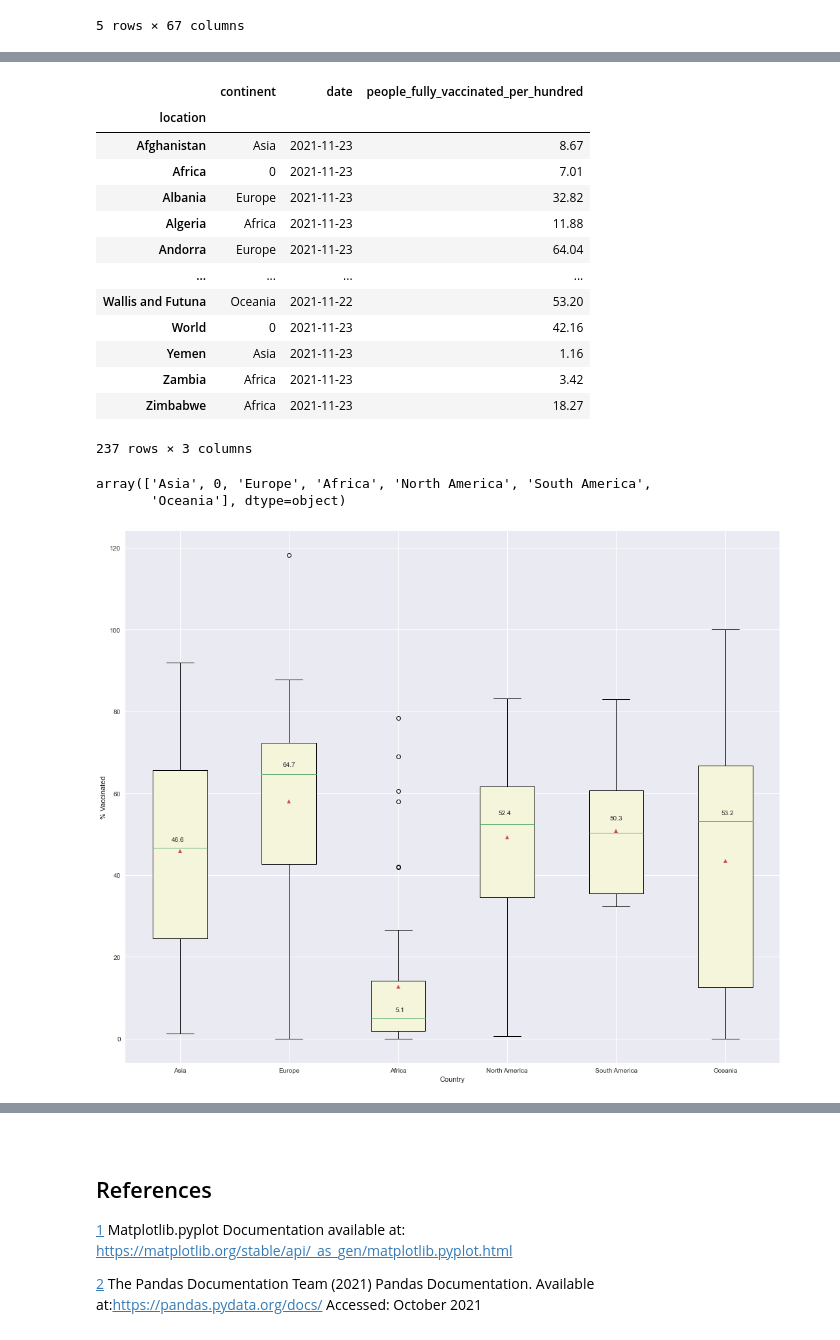
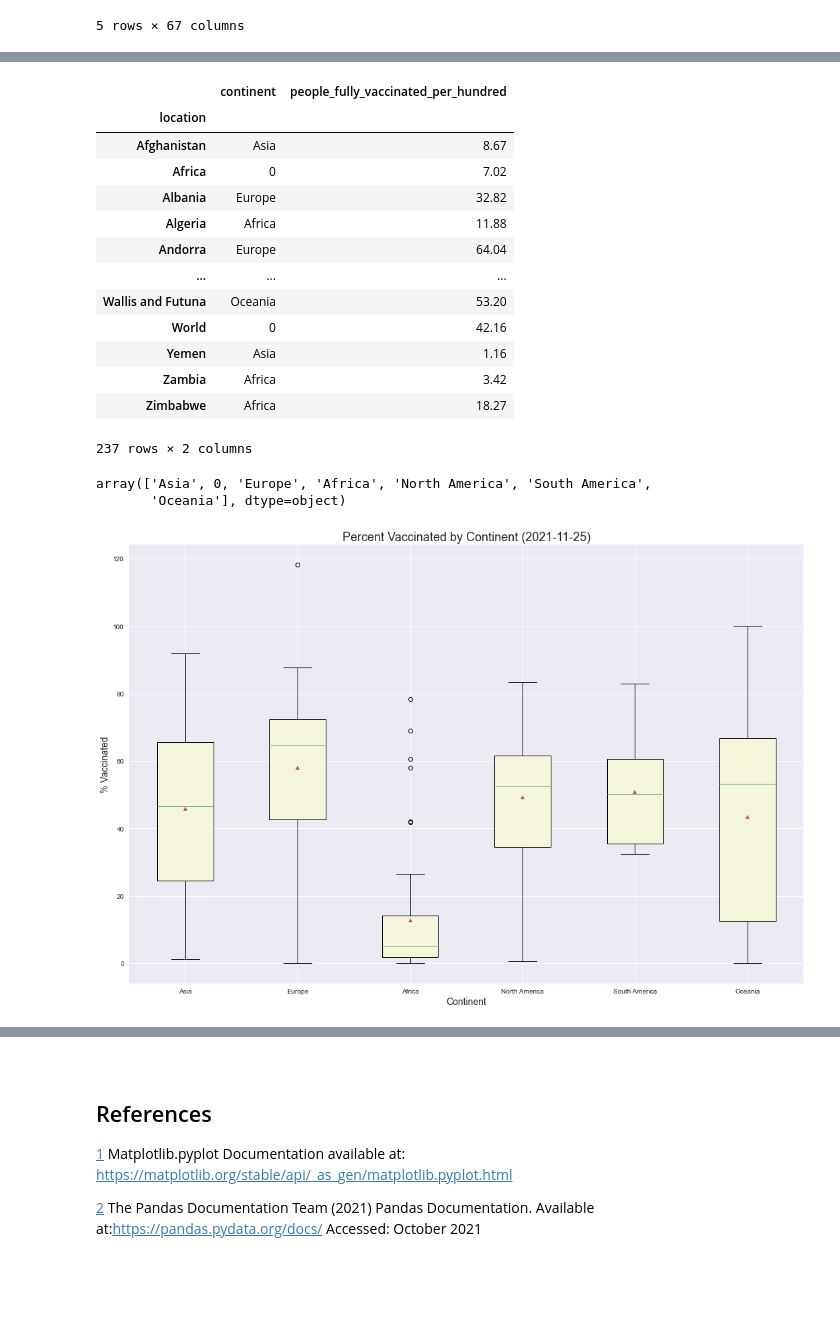
Before and after one commit to Sam-Tracey/Fundamentals-of-Data-Analysis, a Jupyter notebook: pyplot.ipynb, the cells around one changed output, grey strips where cells are left out. Saved outputs shown, nothing was run; the diff lists cells and outputs as text; code cells hidden in the pictures; blank space fills up the shorter version.

Commit message:
Updated barcharts (show top 25) and removed text from Boxplots

```diff
--- a/pyplot.ipynb
+++ b/pyplot.ipynb
@@ -324,10 +324,13 @@ vac_sorted
 ire_total = vac_sorted.loc[vac_sorted['location'] == 'Ireland']['new_vaccinations'].values[0]
 # %%
 #Change default figure size [4]
-plt.rcParams['figure.figsize'] = [18, 15]
+plt.rcParams['figure.figsize'] = [18, 12]
 fig, ax = plt.subplots()
-ax.barh(vac_sorted['location'], vac_sorted['new_vaccinations'], align='center')
-ax.set_title(f'Total Vaccinations by European Country (Ireland = {ire_total})', fontsize=14)
+ax.barh(vac_sorted['location'], vac_sorted[
+    'new_vaccinations'], align='center')
+ax.set_title(
+    f'Total Vaccinations by European Country (Ireland = {ire_total})',
+    fontsize=14)
 ax.set_xlabel('Number of Vaccinations')
 ax.set_ylabel('Country')
 
@@ -394,24 +437,25 @@ df1.head()
 # %%
 # Choose Specific Data for Exploration
-vac_cont = df1[['continent', 'location', 'date', 'people_fully_vaccinated_per_hundred']]
+vac_cont = df1[['continent', 'location',
+                'people_fully_vaccinated_per_hundred']]
 # Group data by Country and return the max value.
 vac_cont_grouped = vac_cont.groupby('location').max()
 vac_cont_grouped
 # %% [output]
-|  | continent | date | people_fully_vaccinated_per_hundred |
-| location |  |  |  |
-| Afghanistan | Asia | 2021-11-23 | 8.67 |
-| Africa | 0 | 2021-11-23 | 7.01 |
-| Albania | Europe | 2021-11-23 | 32.82 |
-| Algeria | Africa | 2021-11-23 | 11.88 |
-| Andorra | Europe | 2021-11-23 | 64.04 |
-| ... | ... | ... | ... |
-| Wallis and Futuna | Oceania | 2021-11-22 | 53.20 |
-| World | 0 | 2021-11-23 | 42.16 |
-| Yemen | Asia | 2021-11-23 | 1.16 |
-| Zambia | Africa | 2021-11-23 | 3.42 |
-| Zimbabwe | Africa | 2021-11-23 | 18.27 |
+|  | continent | people_fully_vaccinated_per_hundred |
+| location |  |  |
+| Afghanistan | Asia | 8.67 |
+| Africa | 0 | 7.02 |
+| Albania | Europe | 32.82 |
+| Algeria | Africa | 11.88 |
+| Andorra | Europe | 64.04 |
+| ... | ... | ... |
+| Wallis and Futuna | Oceania | 53.20 |
+| World | 0 | 42.16 |
+| Yemen | Asia | 1.16 |
+| Zambia | Africa | 3.42 |
+| Zimbabwe | Africa | 18.27 |
-237 rows × 3 columns
+237 rows × 2 columns
 # %%
 # list unique continents
 vac_cont_grouped['continent'].unique()
@@ -421,42 +465,44 @@ array(['Asia', 0, 'Europe', 'Africa', 'North America', 'South America',
 # %%
 fig, ax = plt.subplots()
 
-asia_med = (vac_cont_grouped.loc[vac_cont_grouped['continent'] == 'Asia']['people_fully_vaccinated_per_hundred']).median()
-eur_med = (vac_cont_grouped.loc[vac_cont_grouped['continent'] == 'Europe']['people_fully_vaccinated_per_hundred']).median()
-afr_med = (vac_cont_grouped.loc[vac_cont_grouped['continent'] == 'Africa']['people_fully_vaccinated_per_hundred']).median()
-na_med = (vac_cont_grouped.loc[vac_cont_grouped['continent'] == 'North America']['people_fully_vaccinated_per_hundred']).median()
-sa_med = (vac_cont_grouped.loc[vac_cont_grouped['continent'] == 'South America']['people_fully_vaccinated_per_hundred']).median()
-oce_med = (vac_cont_grouped.loc[vac_cont_grouped['continent'] == 'Oceania']['people_fully_vaccinated_per_hundred']).median()
+# asia_med = (vac_cont_grouped.loc[vac_cont_grouped['continent'] == 'Asia']['people_fully_vaccinated_per_hundred']).median()
+# eur_med = (vac_cont_grouped.loc[vac_cont_grouped['continent'] == 'Europe']['people_fully_vaccinated_per_hundred']).median()
+# afr_med = (vac_cont_grouped.loc[vac_cont_grouped['continent'] == 'Africa']['people_fully_vaccinated_per_hundred']).median()
+# na_med = (vac_cont_grouped.loc[vac_cont_grouped['continent'] == 'North America']['people_fully_vaccinated_per_hundred']).median()
+# sa_med = (vac_cont_grouped.loc[vac_cont_grouped['continent'] == 'South America']['people_fully_vaccinated_per_hundred']).median()
+# oce_med = (vac_cont_grouped.loc[vac_cont_grouped['continent'] == 'Oceania']['people_fully_vaccinated_per_hundred']).median()
 
 
 dataset = ([vac_cont_grouped[vac_cont_grouped.continent == 'Asia']
             ["people_fully_vaccinated_per_hundred"].values,
             vac_cont_grouped[vac_cont_grouped.continent == 'Europe']
             ["people_fully_vaccinated_per_hundred"].values,
             vac_cont_grouped[vac_cont_grouped.continent == 'Africa']
             ["people_fully_vaccinated_per_hundred"].values,
             vac_cont_grouped[vac_cont_grouped.continent == 'North America']
             ["people_fully_vaccinated_per_hundred"].values,
             vac_cont_grouped[vac_cont_grouped.continent == 'South America']
             ["people_fully_vaccinated_per_hundred"].values,
             vac_cont_grouped[vac_cont_grouped.continent == 'Oceania']
             ["people_fully_vaccinated_per_hundred"].values])
 
 
 labels = ['Asia', 'Europe', 'Africa', 'North America', 'South America', 'Oceania']
 
 ax.yaxis.grid(True)
-ax.text(0.08, 0.42, f'{round(asia_med, 1)}', horizontalalignment='center', verticalalignment='center', transform=ax.transAxes)
-ax.text(0.25, 0.56, f'{round(eur_med, 1)}', horizontalalignment='center', verticalalignment='center', transform=ax.transAxes)
-ax.text(0.42, 0.1, f'{round(afr_med, 1)}', horizontalalignment='center', verticalalignment='center', transform=ax.transAxes)
-ax.text(0.58, 0.47, f'{round(na_med, 1)}', horizontalalignment='center', verticalalignment='center', transform=ax.transAxes)
-ax.text(0.75, 0.46, f'{round(sa_med,1)}', horizontalalignment='center', verticalalignment='center', transform=ax.transAxes)
-ax.text(0.92, 0.47, f'{round(oce_med, 1)}', horizontalalignment='center', verticalalignment='center', transform=ax.transAxes)
-ax.set_xlabel('Country')
-ax.set_ylabel('% Vaccinated')
+# ax.text(0.08, 0.42, f'{round(asia_med, 1)}', horizontalalignment='center', verticalalignment='center', transform=ax.transAxes)
+# ax.text(0.25, 0.56, f'{round(eur_med, 1)}', horizontalalignment='center', verticalalignment='center', transform=ax.transAxes)
+# ax.text(0.42, 0.1, f'{round(afr_med, 1)}', horizontalalignment='center', verticalalignment='center', transform=ax.transAxes)
+# ax.text(0.58, 0.47, f'{round(na_med, 1)}', horizontalalignment='center', verticalalignment='center', transform=ax.transAxes)
+# ax.text(0.75, 0.46, f'{round(sa_med,1)}', horizontalalignment='center', verticalalignment='center', transform=ax.transAxes)
+# ax.text(0.92, 0.47, f'{round(oce_med, 1)}', horizontalalignment='center', verticalalignment='center', transform=ax.transAxes)
+plt.title(f'Percent Vaccinated by Continent ({now.date()})', fontsize=18 )
+ax.set_xlabel('Continent', fontsize=14)
+ax.set_ylabel('% Vaccinated', fontsize=14)
 colour = 'beige'
-ax.boxplot(dataset, labels=labels, showmeans=True, patch_artist=True, boxprops=dict(facecolor=colour))
+ax.boxplot(dataset, labels=labels, showmeans=True, patch_artist=True,
+           boxprops=dict(facecolor=colour))
 plt.show()
 # %% [output]
-[figure, old version]
+[figure, new version]
 # %%
```
Also changed, not shown: parts of 14 cells of this notebook, 8 other files.
